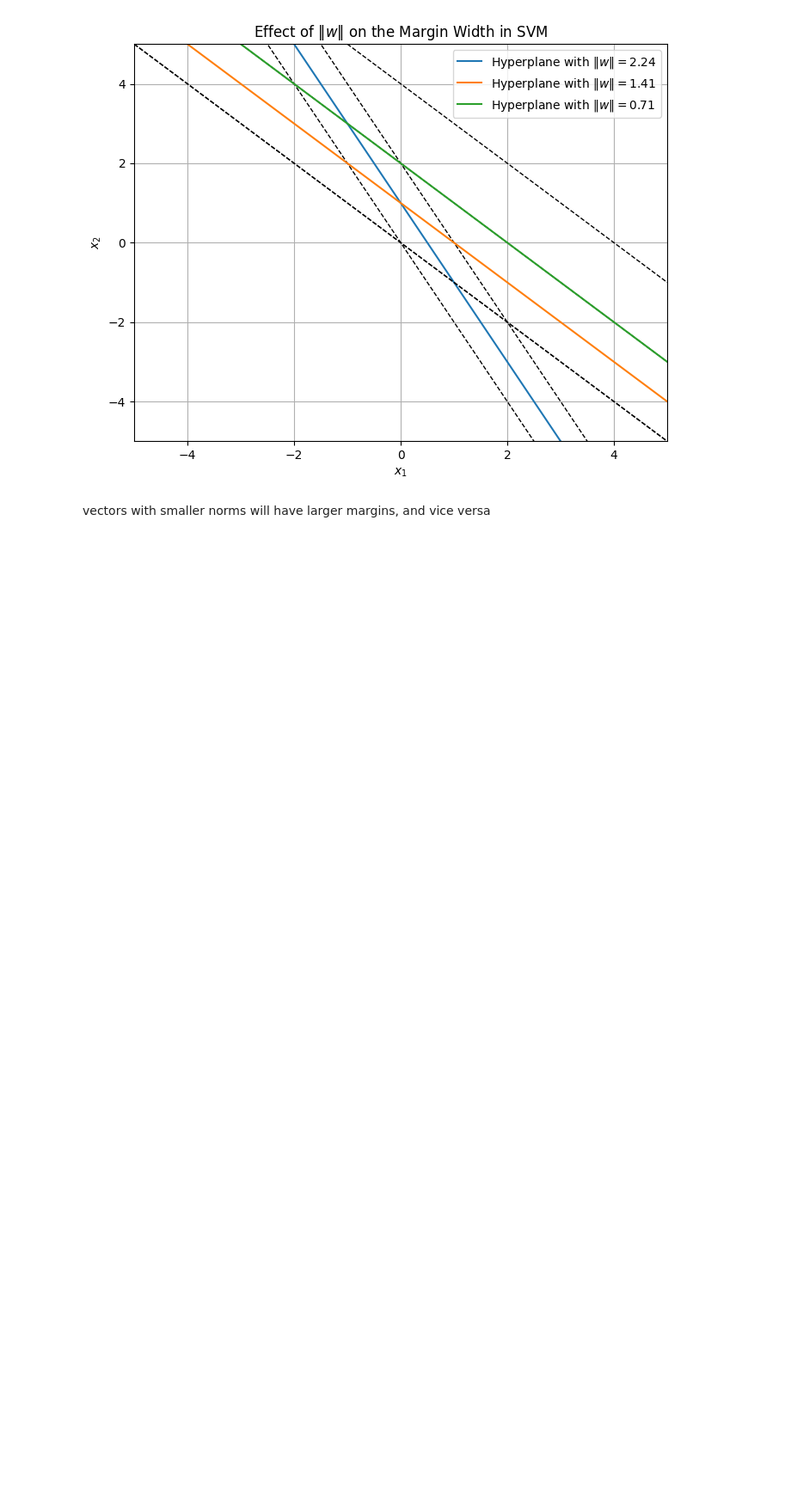
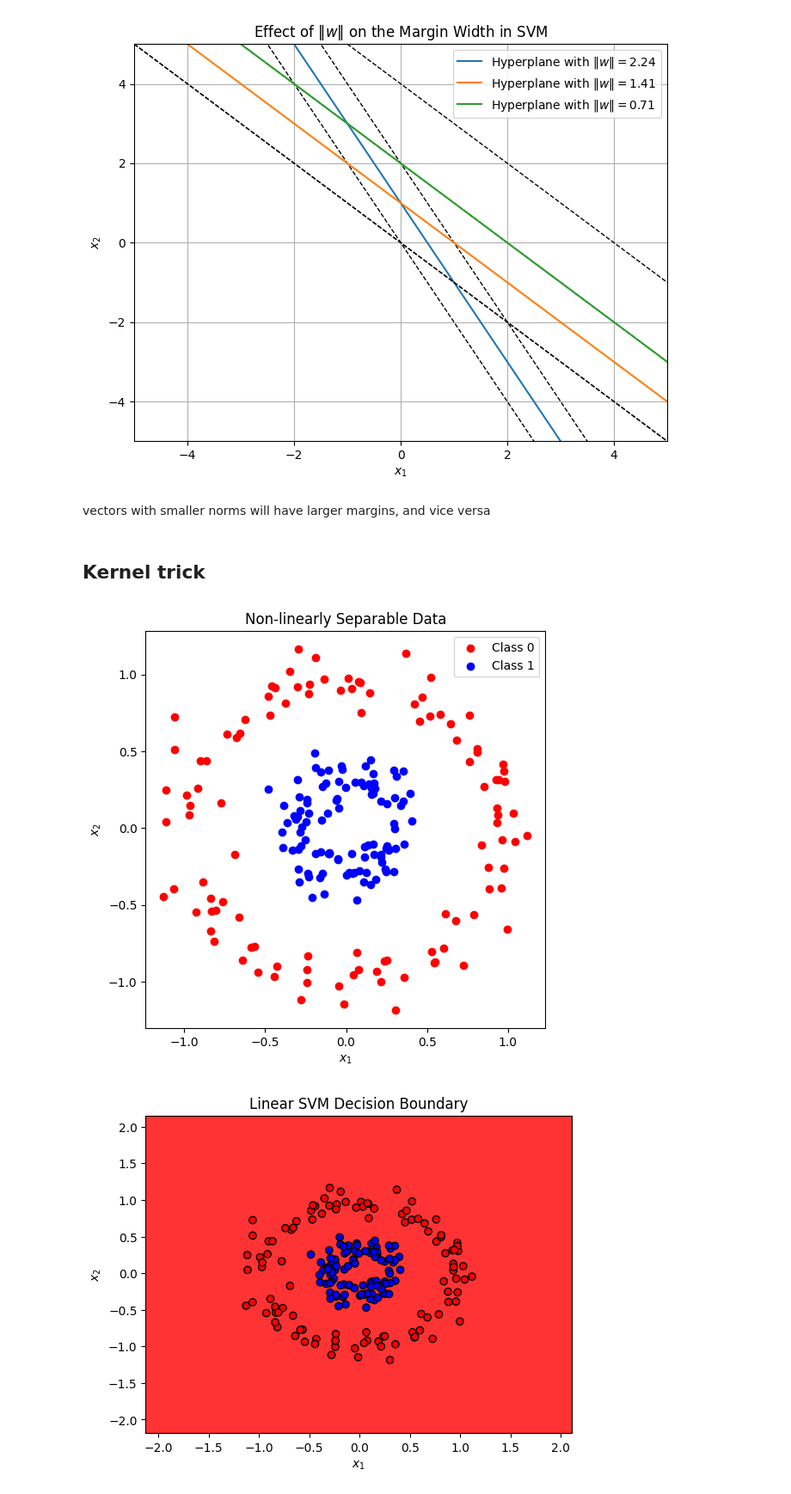
Before and after one commit to RRisto/learning, a Jupyter notebook: svm_learn/lagrange_multiplier_svm.ipynb, the cells around one changed output. Shown at 86% size. Saved outputs shown, nothing was run; the diff lists cells and outputs as text; code cells hidden in the pictures; blank space fills up the shorter version.

```diff
--- a/svm_learn/lagrange_multiplier_svm.ipynb
+++ b/svm_learn/lagrange_multiplier_svm.ipynb
@@ -818,3 +818,64 @@ plt.show()
 [figure]
 # %% [markdown]
 vectors with smaller norms will have larger margins, and vice versa
+# %% [markdown]
+## Kernel trick
+# %%
+import numpy as np
+import matplotlib.pyplot as plt
+from sklearn import datasets
+from sklearn.svm import SVC
+from sklearn.model_selection import train_test_split
+from matplotlib.colors import ListedColormap
+
+# Generate a toy dataset that is not linearly separable
+X, y = datasets.make_circles(n_samples=300, factor=0.3, noise=0.1)
+
+# Split the data into training and testing sets
+X_train, X_test, y_train, y_test = train_test_split(X, y, test_size=0.3, random_state=42)
+
+# Plot the data
+def plot_data(X, y):
+    plt.figure(figsize=(6, 6))
+    plt.scatter(X[y == 0, 0], X[y == 0, 1], color='red', label='Class 0')
+    plt.scatter(X[y == 1, 0], X[y == 1, 1], color='blue', label='Class 1')
+    plt.legend()
+    plt.title('Non-linearly Separable Data')
+    plt.xlabel('$x_1$')
+    plt.ylabel('$x_2$')
+    plt.show()
+
+plot_data(X_train, y_train)
+
+# Create and fit a linear SVM (without the kernel trick)
+linear_svm = SVC(kernel='linear')
+linear_svm.fit(X_train, y_train)
+
+# Create and fit an RBF kernel SVM (with the kernel trick)
+rbf_svm = SVC(kernel='rbf', gamma=1)
+rbf_svm.fit(X_train, y_train)
+
+# Function to plot decision boundary
+def plot_decision_boundary(clf, X, y, title):
+    h = .02  # step size in the mesh
+    x_min, x_max = X[:, 0].min() - 1, X[:, 0].max() + 1
+    y_min, y_max = X[:, 1].min() - 1, X[:, 1].max() + 1
+    xx, yy = np.meshgrid(np.arange(x_min, x_max, h), np.arange(y_min, y_max, h))
+    Z = clf.predict(np.c_[xx.ravel(), yy.ravel()])
+    Z = Z.reshape(xx.shape)
+
+    plt.contourf(xx, yy, Z, alpha=0.8, cmap=ListedColormap(('red', 'blue')))
+    plt.scatter(X[:, 0], X[:, 1], c=y, edgecolors='k', cmap=ListedColormap(('red', 'blue')))
+    plt.title(title)
+    plt.xlabel('$x_1$')
+    plt.ylabel('$x_2$')
+    plt.show()
+
+# Plot decision boundary for the linear SVM
+plot_decision_boundary(linear_svm, X_train, y_train, title='Linear SVM Decision Boundary')
+
+# Plot decision boundary for the RBF kernel SVM
+plot_decision_boundary(rbf_svm, X_train, y_train, title='RBF Kernel SVM Decision Boundary')
+# %% [output]
+[figure, added]
+[figure, added]
```
Also changed, not shown: parts of 2 cells of this notebook.
